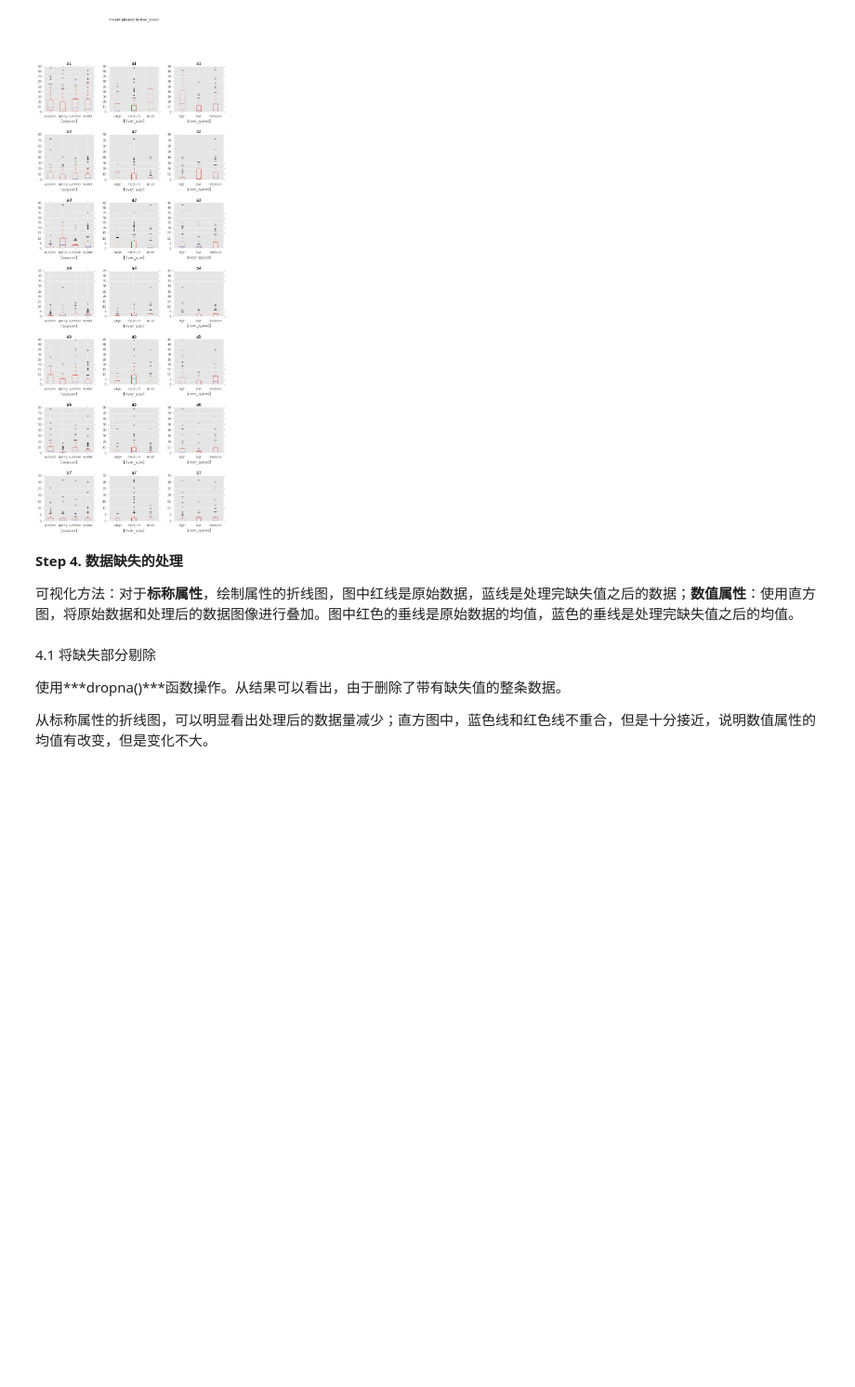
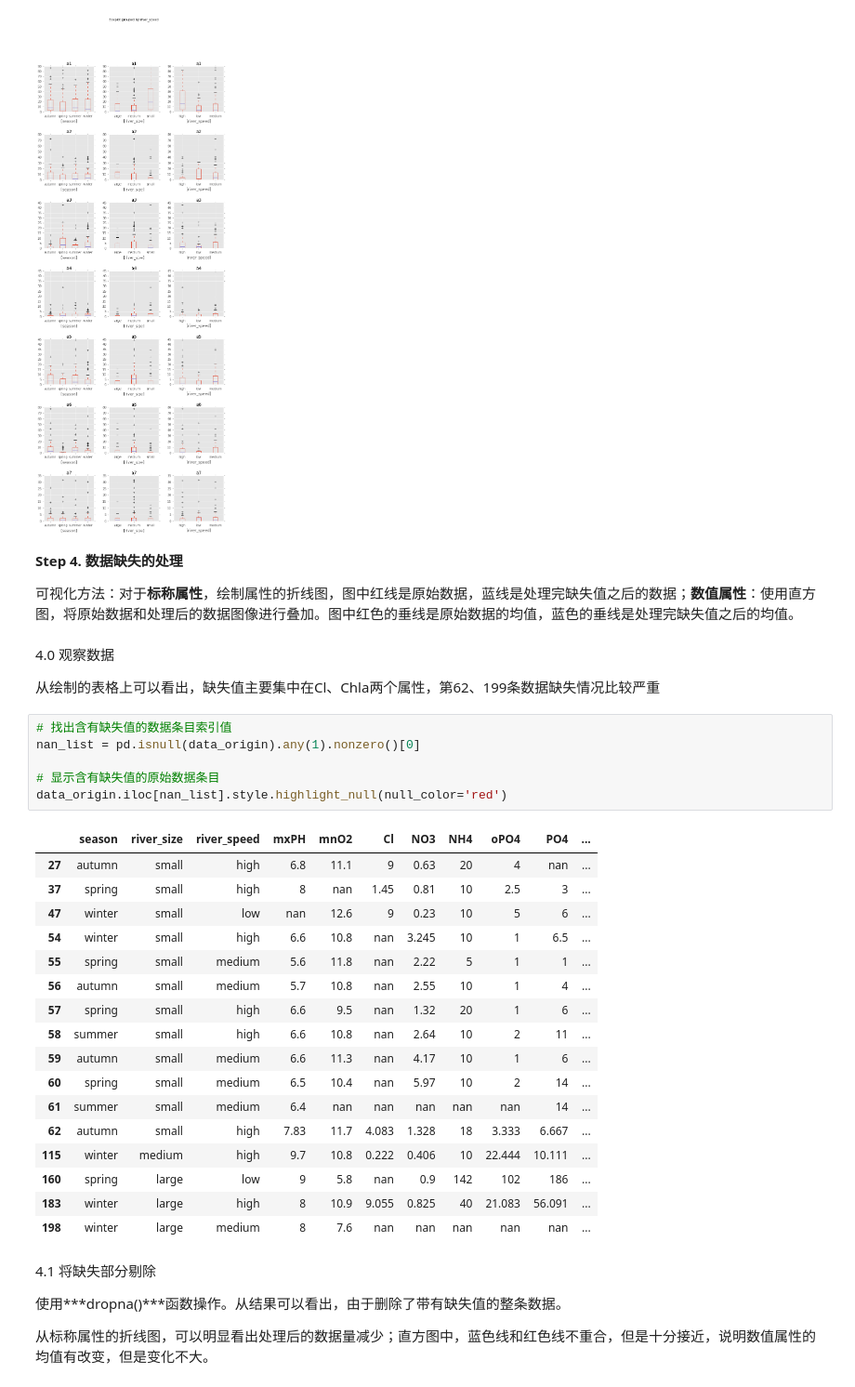
Before and after one commit to amazingcosmos/DM-course-SeaweedAnalysis, a Jupyter notebook: Seaweed_analyse.ipynb, the cells around one changed output. Shown at 93% size. Cells and saved outputs as stored; diff of their text form; blank space fills up the shorter version.

```diff
--- a/Seaweed analyse.ipynb
+++ b/Seaweed_analyse.ipynb
@@ -224,6 +227,34 @@ plt.subplots_adjust(hspace = 0.5, wspace = 0.3)
 **Step 4. 数据缺失的处理**
 
 可视化方法：对于**标称属性**，绘制属性的折线图，图中红线是原始数据，蓝线是处理完缺失值之后的数据；**数值属性**：使用直方图，将原始数据和处理后的数据图像进行叠加。图中红色的垂线是原始数据的均值，蓝色的垂线是处理完缺失值之后的均值。
+# %% [markdown]
+4.0 观察数据
+
+从绘制的表格上可以看出，缺失值主要集中在Cl、Chla两个属性，第62、199条数据缺失情况比较严重
+# %%
+# 找出含有缺失值的数据条目索引值
+nan_list = pd.isnull(data_origin).any(1).nonzero()[0]
+
+# 显示含有缺失值的原始数据条目
+data_origin.iloc[nan_list].style.highlight_null(null_color='red')
+# %% [output]
+|  | season | river_size | river_speed | mxPH | mnO2 | Cl | NO3 | NH4 | oPO4 | PO4 | ... |
+| 27 | autumn | small | high | 6.8 | 11.1 | 9 | 0.63 | 20 | 4 | nan | ... |
+| 37 | spring | small | high | 8 | nan | 1.45 | 0.81 | 10 | 2.5 | 3 | ... |
+| 47 | winter | small | low | nan | 12.6 | 9 | 0.23 | 10 | 5 | 6 | ... |
+| 54 | winter | small | high | 6.6 | 10.8 | nan | 3.245 | 10 | 1 | 6.5 | ... |
+| 55 | spring | small | medium | 5.6 | 11.8 | nan | 2.22 | 5 | 1 | 1 | ... |
+| 56 | autumn | small | medium | 5.7 | 10.8 | nan | 2.55 | 10 | 1 | 4 | ... |
+| 57 | spring | small | high | 6.6 | 9.5 | nan | 1.32 | 20 | 1 | 6 | ... |
+| 58 | summer | small | high | 6.6 | 10.8 | nan | 2.64 | 10 | 2 | 11 | ... |
+| 59 | autumn | small | medium | 6.6 | 11.3 | nan | 4.17 | 10 | 1 | 6 | ... |
+| 60 | spring | small | medium | 6.5 | 10.4 | nan | 5.97 | 10 | 2 | 14 | ... |
+| 61 | summer | small | medium | 6.4 | nan | nan | nan | nan | nan | 14 | ... |
+| 62 | autumn | small | high | 7.83 | 11.7 | 4.083 | 1.328 | 18 | 3.333 | 6.667 | ... |
+| 115 | winter | medium | high | 9.7 | 10.8 | 0.222 | 0.406 | 10 | 22.444 | 10.111 | ... |
+| 160 | spring | large | low | 9 | 5.8 | nan | 0.9 | 142 | 102 | 186 | ... |
+| 183 | winter | large | high | 8 | 10.9 | 9.055 | 0.825 | 40 | 21.083 | 56.091 | ... |
+| 198 | winter | large | medium | 8 | 7.6 | nan | nan | nan | nan | nan | ... |
 # %% [markdown]
 4.1 将缺失部分剔除
 
```
Also changed, not shown: parts of 17 cells of this notebook, 12 other files.
